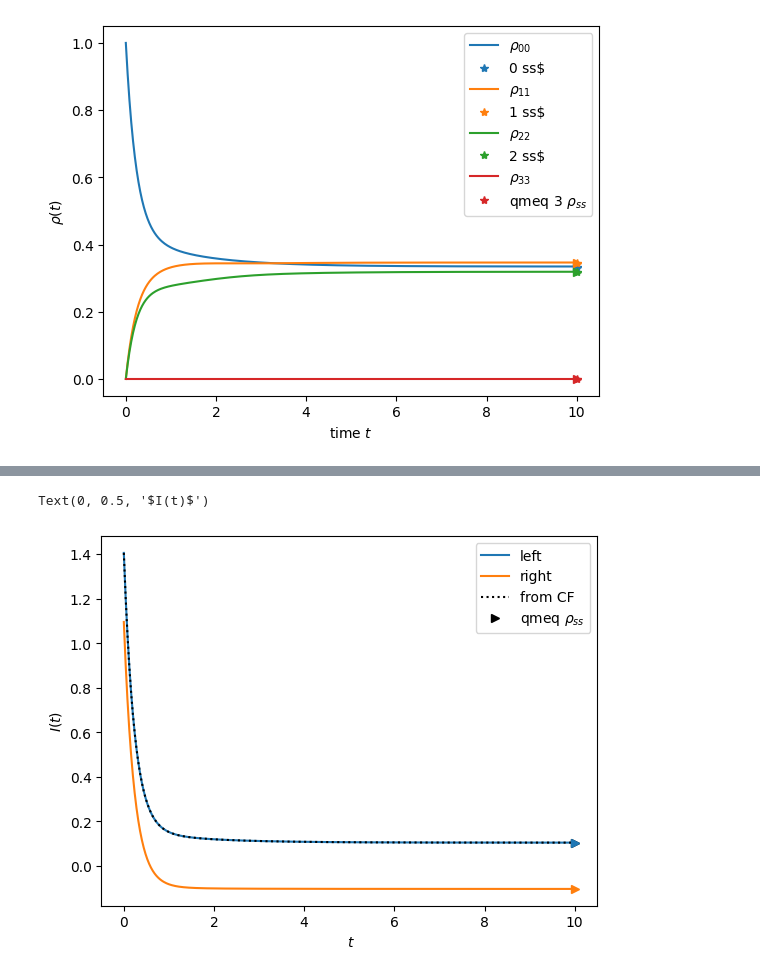
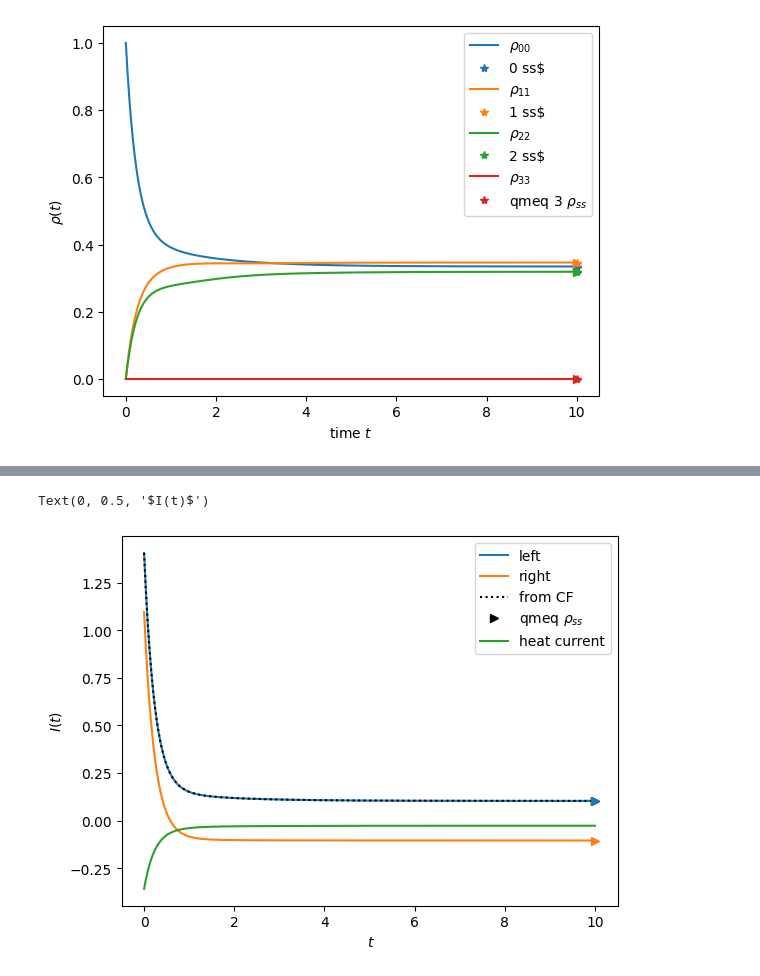
Before and after one commit to myIntSet/thermoelectrics, a Jupyter notebook: time evolution/example_tutorial.ipynb, the cells around one changed output, grey strips where cells are left out. Cells and saved outputs as stored; diff of their text form; code cells hidden in the pictures.

Commit message:
fixing heat current by resetting energy current

```diff
--- a/time evolution/example_tutorial.ipynb
+++ b/time evolution/example_tutorial.ipynb
@@ -188,12 +187,14 @@ I_ss = sys.current
 
 I_t_qmeq = np.zeros((nleads,ti_array.shape[0]))
 I_t_CF = np.zeros((ti_array.shape[0]))
+J_test = np.zeros((nleads,ti_array.shape[0]))
 
 
 for i in range(ti_array.shape[0]):
 
     # reset current
     sys.current[:] = np.zeros(nleads)
+    sys.energy_current[:] = np.zeros(nleads)
 
     # set stationary state to rho_t value
     sys.phi0[:] = np.real(rho_t[:,i])
@@ -202,28 +203,33 @@ for i in range(ti_array.shape[0]):
     sys.appr.generate_current() # calculates current both ways
     I_t_qmeq[:,i] = sys.current
     I_t_CF[i] = sys.current_noise[0]
+    J_test[:,i] = sys.heat_current
 
     #--------------------------------------------
 
 # combine contributions from left and right lead
 IL_t_qmeq = I_t_qmeq[0] + I_t_qmeq[2]
 IR_t_qmeq = I_t_qmeq[1] + I_t_qmeq[3]
+
+J_test_L  = J_test[0] + J_test[2]
 # %%
 #plotting particle current
 
 plt.plot(ti_array,IL_t_qmeq , label = 'left')
 plt.plot(ti_array, IR_t_qmeq ,label = 'right')
 plt.plot(ti_array[-1], (I_ss[1] + I_ss[3]), '>', color = 'C1' , )
 
 plt.plot(ti_array, I_t_CF, ':', color = 'black', label = r'from CF')
 
 plt.plot(ti_array[-1], I_ss[0] + I_ss[2],'>',color = 'black', label = r'qmeq $\rho_{ss}$')
 plt.plot(ti_array[-1], I_ss[0] + I_ss[2], '>', color = 'C0', )
 
+plt.plot(ti_array,J_test_L, label = 'heat current')
+
 plt.legend()
 
 plt.xlabel(r' $t$')
 plt.ylabel(r'$I(t)$')
 # %% [output]
 Text(0, 0.5, '$I(t)$')
-[figure, old version]
+[figure, new version]
```
Also changed, not shown: parts of 2 cells of this notebook, 3 other files.
